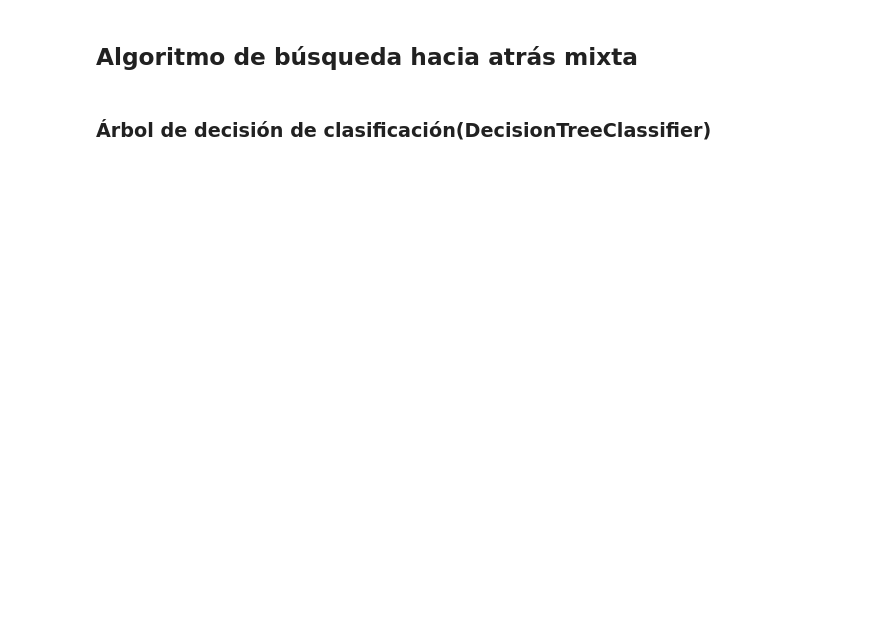
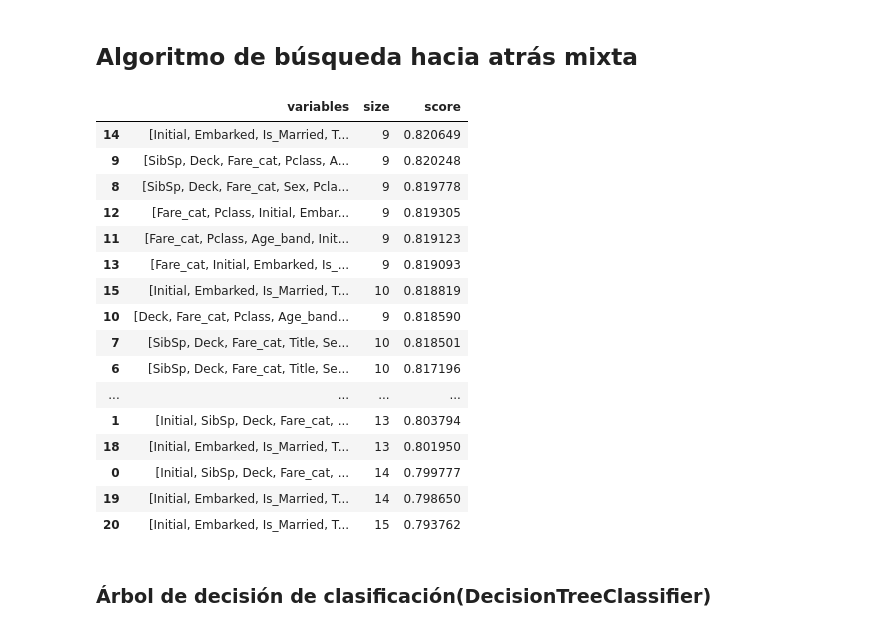
Before and after one commit to hugborang/Trabajo-IA-Modelos-Predictivos, a Jupyter notebook: src/Titanic.ipynb, the cells around one changed output. Cells and saved outputs as stored; diff of their text form; code cells hidden in the pictures; blank space fills up the shorter version.

```diff
--- a/src/Titanic.ipynb
+++ b/src/Titanic.ipynb
@@ -473,8 +498,26 @@ for k in range(0, len(bsatras)-1, 1):
 ## Algoritmo de búsqueda hacia atrás mixta
 # %%
 import funciones.BusquedaSecuencialAtrasMixta as bsam
-busq_atras_mixta = bsam.backward_sequential_mixed_search(titanic, 'Survived', model, 10, 6, 10)
+busq_atras_mixta = bsam.backward_sequential_mixed_search(titanic, 'Survived', model, 12, 10, 10)
 busq_atras_mixta
+# %% [output]
+|  | variables | size | score |
+| 14 | [Initial, Embarked, Is_Married, T... | 9 | 0.820649 |
+| 9 | [SibSp, Deck, Fare_cat, Pclass, A... | 9 | 0.820248 |
+| 8 | [SibSp, Deck, Fare_cat, Sex, Pcla... | 9 | 0.819778 |
+| 12 | [Fare_cat, Pclass, Initial, Embar... | 9 | 0.819305 |
+| 11 | [Fare_cat, Pclass, Age_band, Init... | 9 | 0.819123 |
+| 13 | [Fare_cat, Initial, Embarked, Is_... | 9 | 0.819093 |
+| 15 | [Initial, Embarked, Is_Married, T... | 10 | 0.818819 |
+| 10 | [Deck, Fare_cat, Pclass, Age_band... | 9 | 0.818590 |
+| 7 | [SibSp, Deck, Fare_cat, Title, Se... | 10 | 0.818501 |
+| 6 | [SibSp, Deck, Fare_cat, Title, Se... | 10 | 0.817196 |
+| ... | ... | ... | ... |
+| 1 | [Initial, SibSp, Deck, Fare_cat, ... | 13 | 0.803794 |
+| 18 | [Initial, Embarked, Is_Married, T... | 13 | 0.801950 |
+| 0 | [Initial, SibSp, Deck, Fare_cat, ... | 14 | 0.799777 |
+| 19 | [Initial, Embarked, Is_Married, T... | 14 | 0.798650 |
+| 20 | [Initial, Embarked, Is_Married, T... | 15 | 0.793762 |
 # %% [markdown]
 ### Árbol de decisión de clasificación(DecisionTreeClassifier)
 # %%
```
Also changed, not shown: parts of 11 cells of this notebook.
